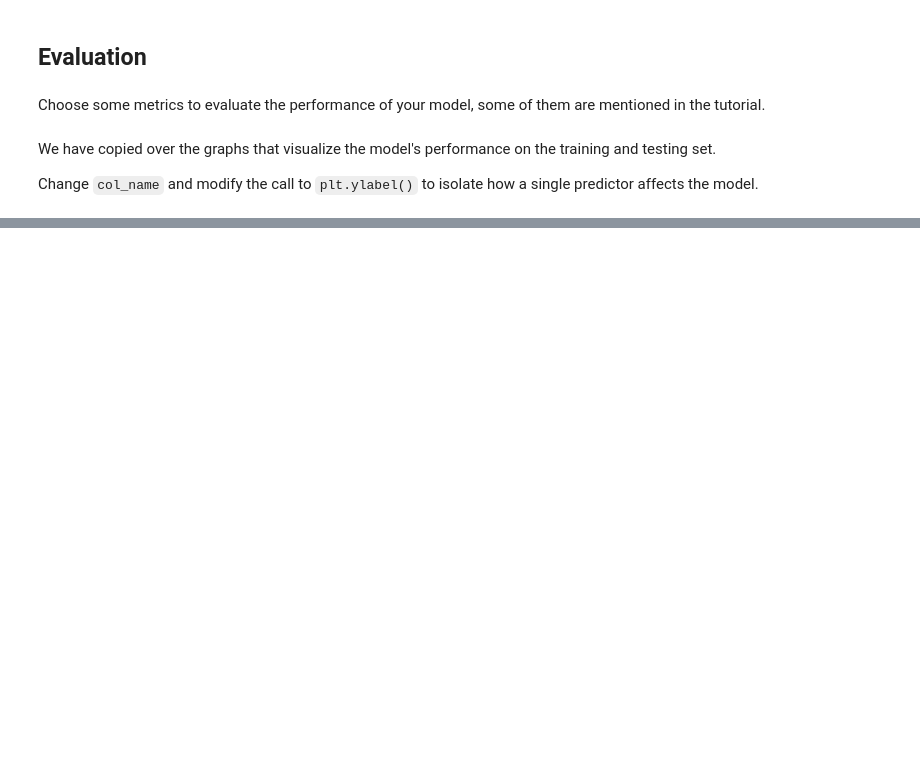
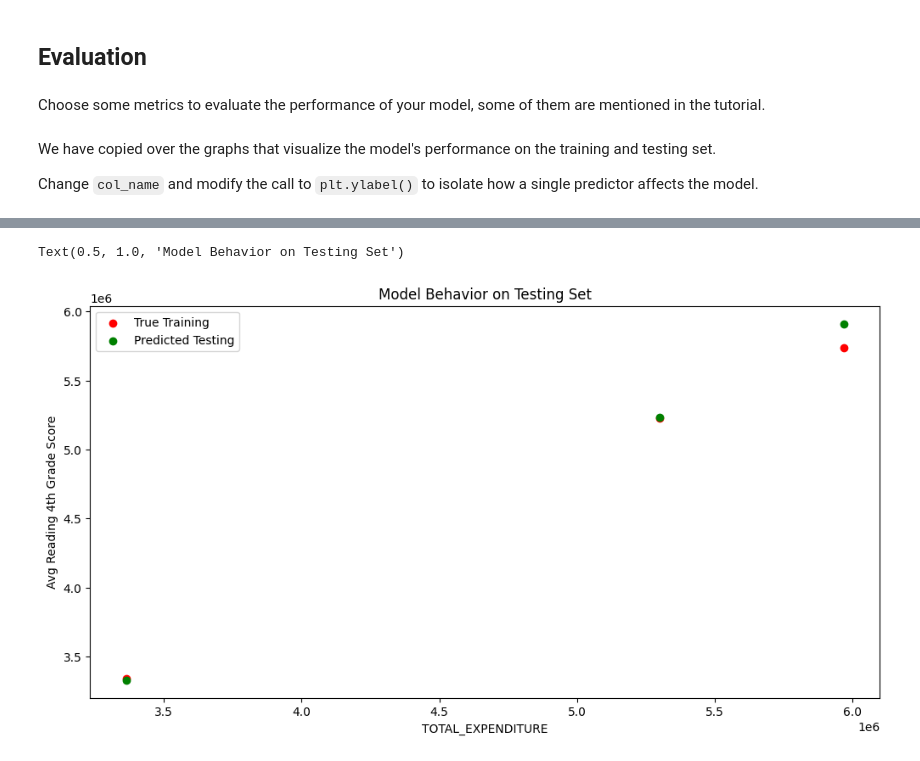
Before and after one commit to lichenlc/MDST-tutorial, a Jupyter notebook: tutorial1/checkpoint1.ipynb, the cells around one changed output, grey strips where cells are left out. Drawn from its saved outputs; the diff is of its cells as text; code cells hidden in the pictures; blank space fills up the shorter version.

```diff
--- a/tutorial1/checkpoint1.ipynb
+++ b/tutorial1/checkpoint1.ipynb
@@ -129,11 +220,14 @@ Change `col_name` and modify the call to `plt.ylabel()` to isolate how a single
 # %%
-# col_name = 'COLUMN NAME OF ONE PREDICTOR"
+col_name = 'TOTAL_EXPENDITURE'
 
-# f = plt.figure(figsize=(12,6))
-# plt.scatter(X_test[col_name], y_test, color = "blue")
-# plt.scatter(X_test[col_name], model.predict(X_test), color = "black")
+f = plt.figure(figsize=(12,6))
+plt.scatter(X_test[col_name], y_test, color = "red")
+plt.scatter(X_test[col_name], model.predict(X_test), color = "green")
 
-# plt.legend(['True testing','Predicted testing'])
-# plt.xlabel(col_name)
-# plt.ylabel('NAME OF THE PREDICTOR')
-# plt.title("Model Behavior on Testing Set")
+plt.legend(['True Training','Predicted Testing'])
+plt.xlabel(col_name)
+plt.ylabel('Avg Reading 4th Grade Score')
+plt.title("Model Behavior on Testing Set")
+# %% [output]
+Text(0.5, 1.0, 'Model Behavior on Testing Set')
+[figure, added]
```
Also changed, not shown: parts of 17 cells of this notebook, 1 other file.
